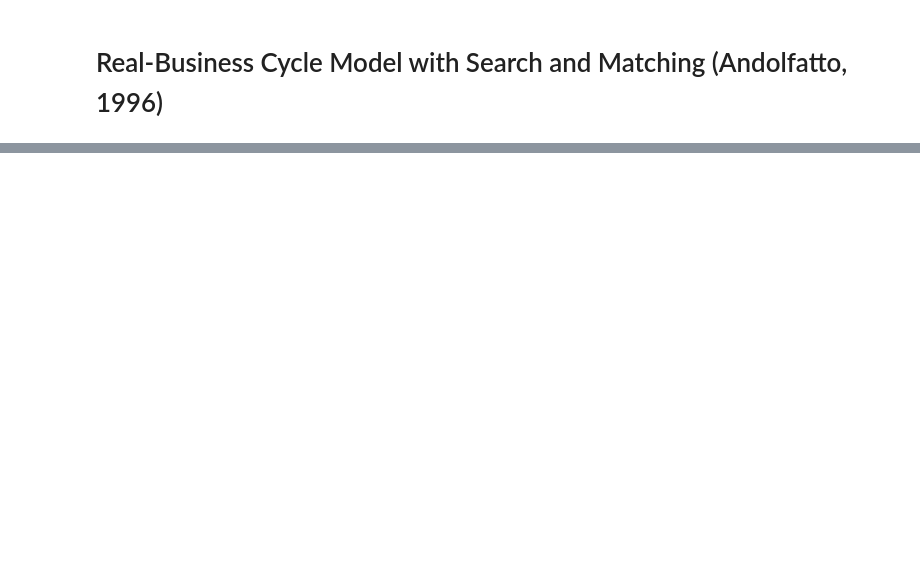
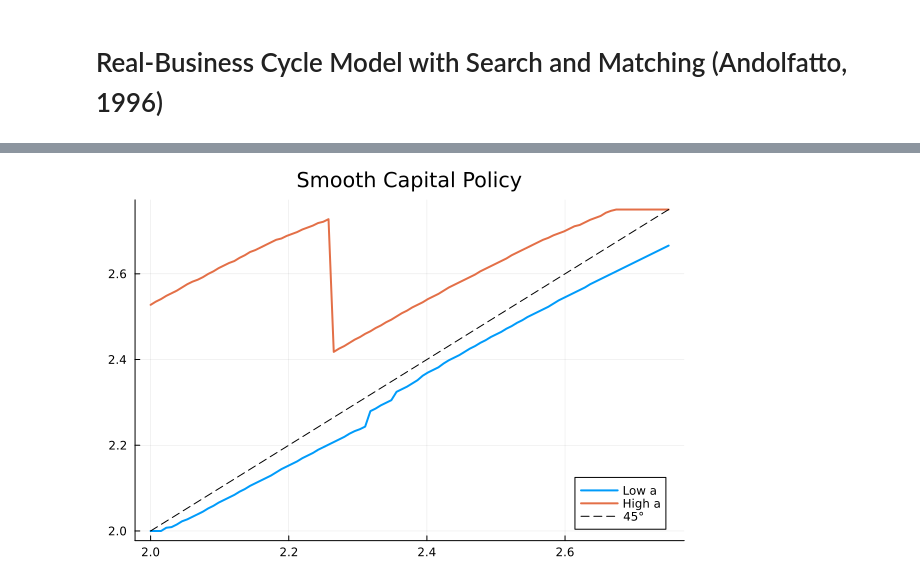
Before and after one commit to econmediadb/econmediadb, a Jupyter notebook: jupyterlab/rbc-with-search-and-matching-andolfatto.ipynb, the cells around one changed output, grey strips where cells are left out. Cells and saved outputs as stored; diff of their text form; code cells hidden in the pictures; blank space fills up the shorter version.

```diff
--- a/jupyterlab/rbc-with-search-and-matching-andolfatto.ipynb
+++ b/jupyterlab/rbc-with-search-and-matching-andolfatto.ipynb
@@ -191,0 +118,62 @@ Iterations: 1000
+# %%
+using Plots, LinearAlgebra, Interpolations
+
+# 1. Setup Parameters
+const β, α, δ, γ, ψ = 0.99, 0.36, 0.1, 2.0, 1.5
+k_grid = collect(range(2.0, 2.75, length=100)) # Fewer points needed with interpolation!
+a_grid = [0.9, 1.1]
+
+function solve_smooth_vfi()
+    V = zeros(length(k_grid), 2)
+    policy_k = zeros(length(k_grid), 2)
+
+    for iter in 1:200
+        # Create an interpolation object of the current Value Function
+        # This allows us to evaluate V(k_next) at ANY point
+        V_interp = LinearInterpolation((k_grid, 1:2), V, extrapolation_bc=Line())
+        V_new = similar(V)
+
+        for (ia, a) in enumerate(a_grid), (ik, k) in enumerate(k_grid)
+            w = a * (1 - α) * k^α
+            r = a * α * k^(α-1) - δ
+
+            # Use a simple optimizer or a finer search for k_next
+            # Here we just use a dense candidate search for simplicity
+            candidates = range(k_grid[1], k_grid[end], length=500)
+
+            best_val = -Inf
+            for knext in candidates
+                c = w + (1+r)*k - knext
+                if c > 0
+                    # Standard RBC FOC for labor
+                    n = min(1.0, max(0.0, (w * c^-γ)^ψ))
+                    util = (c^(1-γ))/(1-γ) - (n^(1+1/ψ))/(1+1/ψ)
+
+                    # Expectation over future a_grid
+                    ev = 0.5 * (V_interp(knext, 1) + V_interp(knext, 2))
+                    val = util + β * ev
+
+                    if val > best_val
+                        best_val = val
+                        policy_k[ik, ia] = knext
+                    end
+                end
+            end
+            V_new[ik, ia] = best_val
+        end
+
+        err = maximum(abs.(V_new .- V))
+        V .= V_new
+        err < 1e-6 && break
+    end
+    return V, policy_k
+end
+
+V_smooth, pol_k = solve_smooth_vfi()
+
+# Plotting
+p = plot(k_grid, pol_k[:, 1], label="Low a", title="Smooth Capital Policy", lw=2)
+plot!(p, k_grid, pol_k[:, 2], label="High a", lw=2)
+plot!(p, k_grid, k_grid, ls=:dash, color=:black, label="45°")
+# %% [output]
+[figure, added]
```
Also changed, not shown: parts of 5 cells of this notebook, 2 other files.
